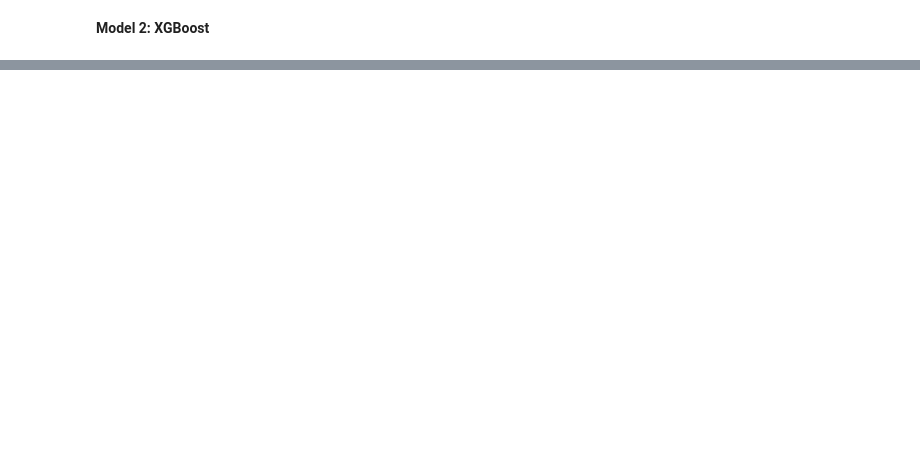
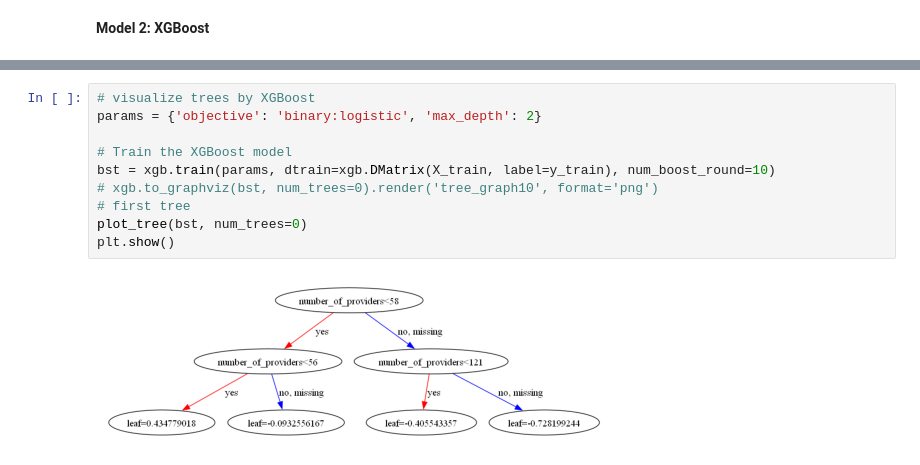
Before and after one commit to renaqd/team7-ADS502, a Jupyter notebook: team7-Classification.ipynb, the cells around one changed output, grey strips where cells are left out. Drawn from its saved outputs; the diff is of its cells as text; blank space fills up the shorter version.

```diff
--- a/team7-Classification.ipynb
+++ b/team7-Classification.ipynb
@@ -406,0 +442,12 @@ plt.show()
+# %%
+# visualize trees by XGBoost
+params = {'objective': 'binary:logistic', 'max_depth': 2}
+
+# Train the XGBoost model
+bst = xgb.train(params, dtrain=xgb.DMatrix(X_train, label=y_train), num_boost_round=10)
+# xgb.to_graphviz(bst, num_trees=0).render('tree_graph10', format='png')
+# first tree
+plot_tree(bst, num_trees=0)
+plt.show()
+# %% [output]
+[figure, added]
```
Also changed, not shown: parts of 23 cells of this notebook.
